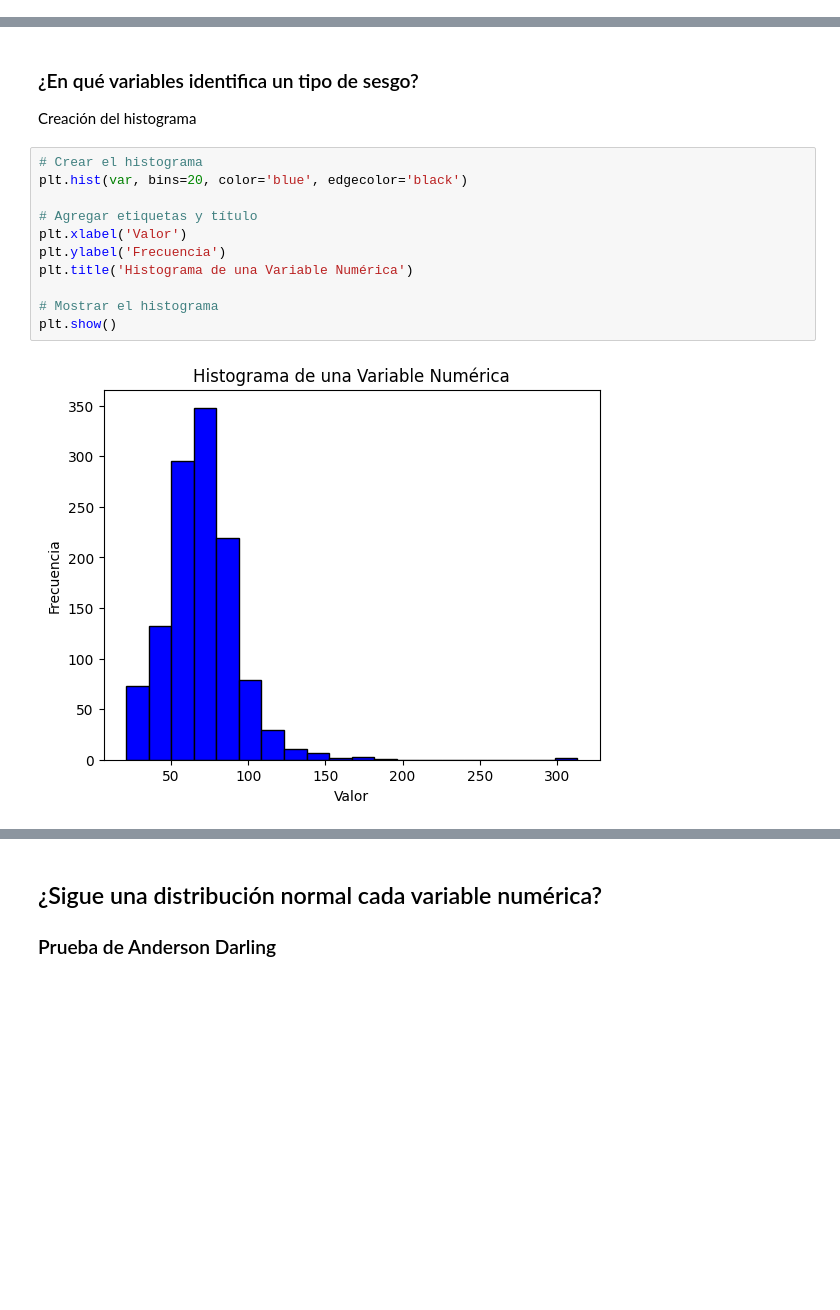
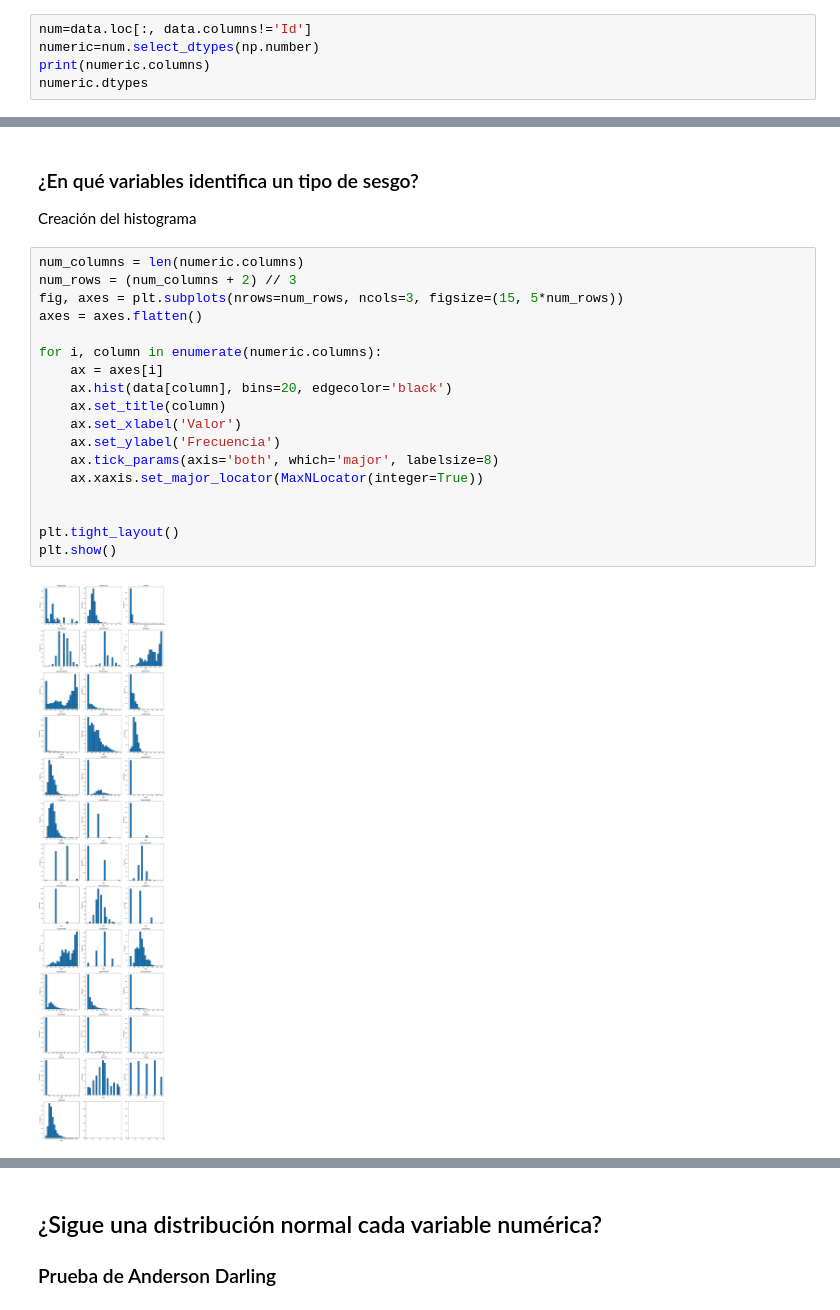
Before and after one commit to SergioGonzalez24/IA-House-Prices-Campechaneado, a Jupyter notebook: Comprension_de_los_datos.ipynb, the cells around one changed output, grey strips where cells are left out. Drawn from its saved outputs; the diff is of its cells as text; blank space fills up the shorter version.

```diff
--- a/Comprension_de_los_datos.ipynb
+++ b/Comprension_de_los_datos.ipynb
@@ -56,0 +27,5 @@ plt.show()
+# %%
+num=data.loc[:, data.columns!='Id']
+numeric=num.select_dtypes(np.number)
+print(numeric.columns)
+numeric.dtypes
@@ -81,16 +83,23 @@ TypeError: list indices must be integers or slices, not list
 # %% [markdown]
 ### ¿En qué variables identifica un tipo de sesgo?
 Creación del histograma
-# %%
-# Crear el histograma
-plt.hist(var, bins=20, color='blue', edgecolor='black')
-
-# Agregar etiquetas y título
-plt.xlabel('Valor')
-plt.ylabel('Frecuencia')
-plt.title('Histograma de una Variable Numérica')
-
-# Mostrar el histograma
-plt.show()
-# %% [output]
-[figure, removed]
+# %%
+num_columns = len(numeric.columns)
+num_rows = (num_columns + 2) // 3
+fig, axes = plt.subplots(nrows=num_rows, ncols=3, figsize=(15, 5*num_rows))
+axes = axes.flatten()
+
+for i, column in enumerate(numeric.columns):
+    ax = axes[i]
+    ax.hist(data[column], bins=20, edgecolor='black')
+    ax.set_title(column)
+    ax.set_xlabel('Valor')
+    ax.set_ylabel('Frecuencia')
+    ax.tick_params(axis='both', which='major', labelsize=8)
+    ax.xaxis.set_major_locator(MaxNLocator(integer=True))
+
+
+plt.tight_layout()
+plt.show()
+# %% [output]
+[figure, added]
```
Also changed, not shown: parts of 8 cells of this notebook.
